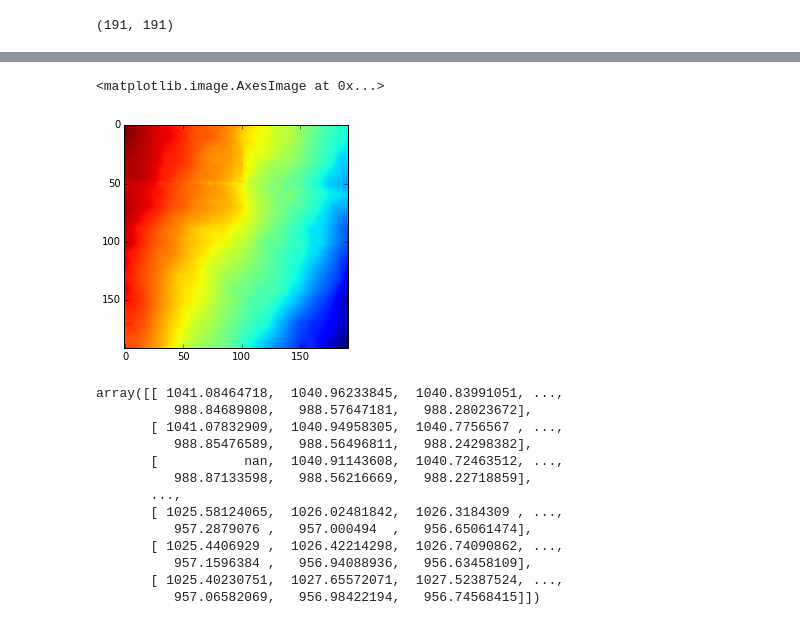
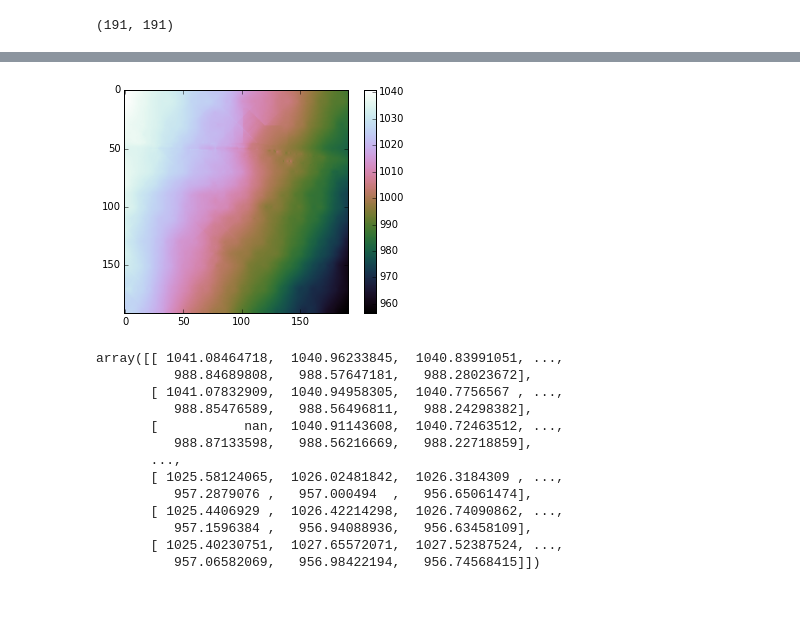
Before and after one commit to agilescientific/g3, a Jupyter notebook: hacking/Horizons_to_json.ipynb, the cells around one changed output, grey strips where cells are left out. Saved outputs shown, nothing was run; the diff lists cells and outputs as text; code cells hidden in the pictures.

```diff
--- a/hacking/Horizons_to_json.ipynb
+++ b/hacking/Horizons_to_json.ipynb
@@ -52,8 +50,9 @@ ImportError: No module named 'matplotlib'
 # %%
-plt.imshow(z)
+plt.imshow(z, cmap="cubehelix")
+plt.colorbar()
+plt.show()
 # %% [output]
-<matplotlib.image.AxesImage at 0x...>
-[figure, old version]
+[figure, new version]
 # %%
 z
 # %% [output]
```
Also changed, not shown: parts of 20 cells of this notebook, 1 other file.
